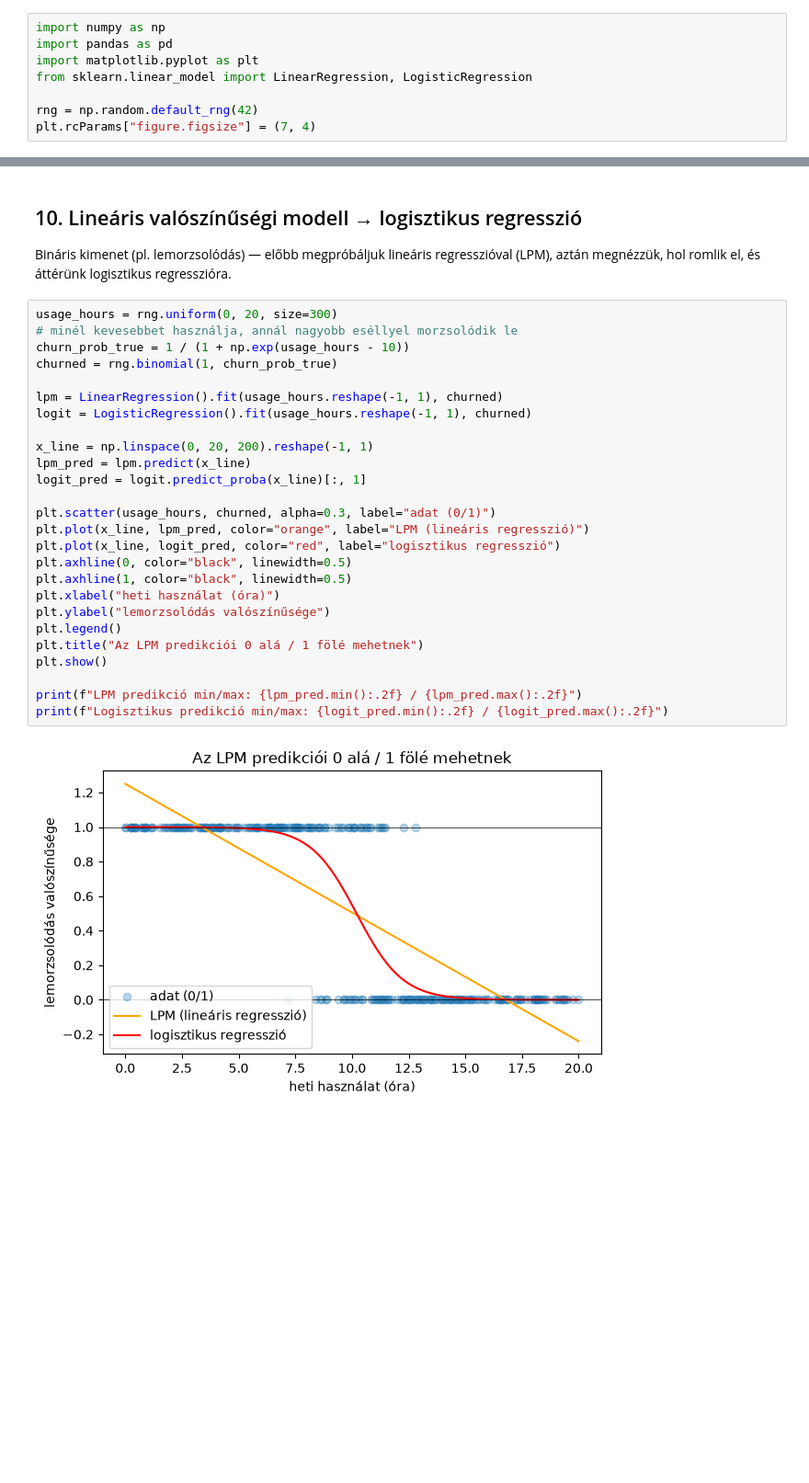
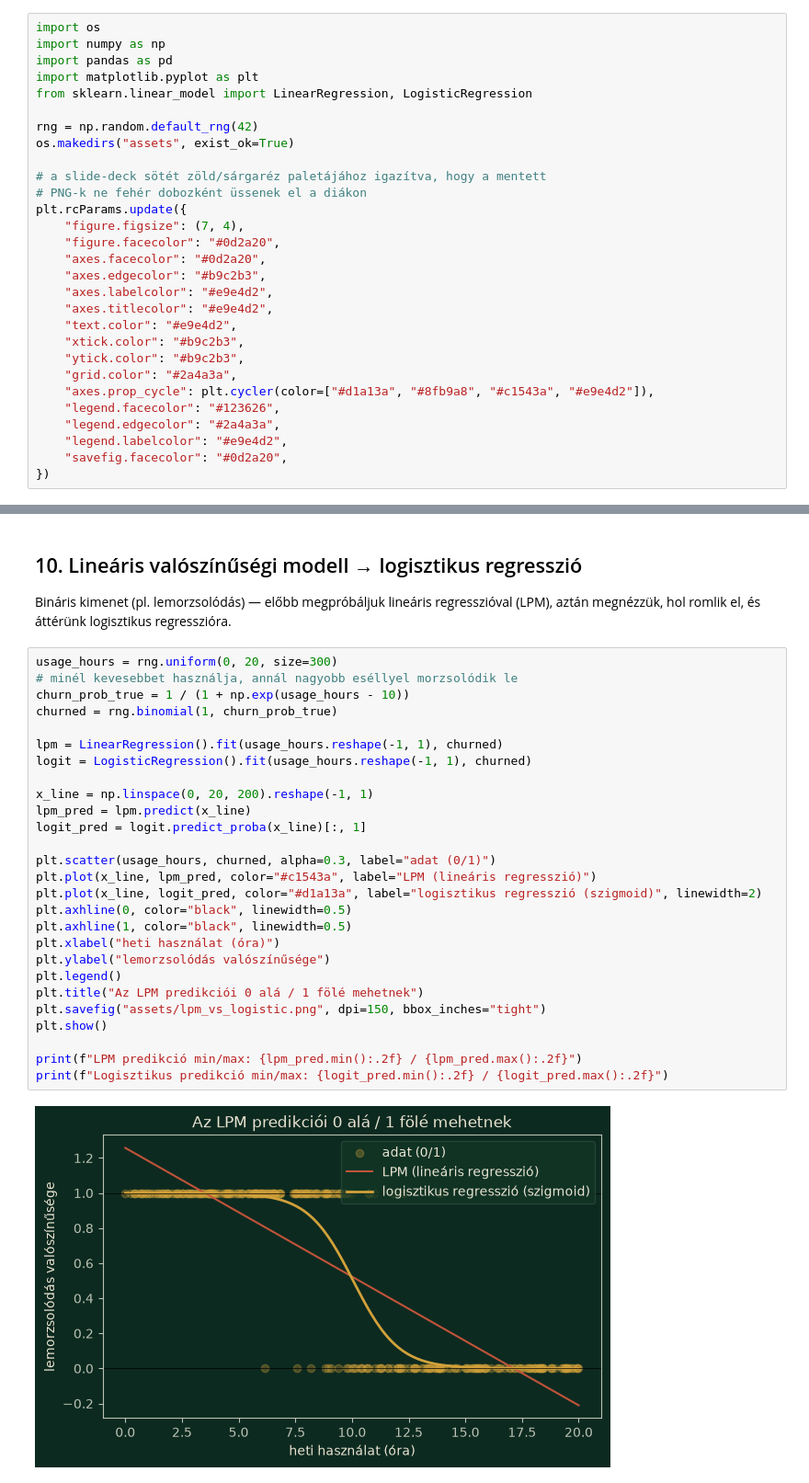
Before and after one commit to karpatika92/nasz_data_science_course, a Jupyter notebook: lessons/01-statisztikai-alapok/demo.ipynb, the cells around one changed output, grey strips where cells are left out. Shown at 92% size. Drawn from its saved outputs; the diff is of its cells as text; blank space fills up the shorter version.

```diff
--- a/lessons/01-statisztikai-alapok/demo.ipynb
+++ b/lessons/01-statisztikai-alapok/demo.ipynb
@@ -4,13 +4,34 @@
 Ezt a notebookot óra közben vetítjük ki, a `lesson-plan.md`-ben jelzett pontokon.
 Nem önálló tananyag — a `slides.md` + `lesson-plan.md` adja a keretet.
 # %%
+import os
 import numpy as np
 import pandas as pd
 import matplotlib.pyplot as plt
 from sklearn.linear_model import LinearRegression, LogisticRegression
 
 rng = np.random.default_rng(42)
-plt.rcParams["figure.figsize"] = (7, 4)
+os.makedirs("assets", exist_ok=True)
+
+# a slide-deck sötét zöld/sárgaréz paletájához igazítva, hogy a mentett
+# PNG-k ne fehér dobozként üssenek el a diákon
+plt.rcParams.update({
+    "figure.figsize": (7, 4),
+    "figure.facecolor": "#0d2a20",
+    "axes.facecolor": "#0d2a20",
+    "axes.edgecolor": "#b9c2b3",
+    "axes.labelcolor": "#e9e4d2",
+    "axes.titlecolor": "#e9e4d2",
+    "text.color": "#e9e4d2",
+    "xtick.color": "#b9c2b3",
+    "ytick.color": "#b9c2b3",
+    "grid.color": "#2a4a3a",
+    "axes.prop_cycle": plt.cycler(color=["#d1a13a", "#8fb9a8", "#c1543a", "#e9e4d2"]),
+    "legend.facecolor": "#123626",
+    "legend.edgecolor": "#2a4a3a",
+    "legend.labelcolor": "#e9e4d2",
+    "savefig.facecolor": "#0d2a20",
+})
 # %% [markdown]
 ## 1. Monty Hall — szimuláció
 
@@ -269,28 +439,29 @@ Bináris kimenet (pl. lemorzsolódás) — előbb megpróbáljuk lineáris regre
 # %%
 usage_hours = rng.uniform(0, 20, size=300)
 # minél kevesebbet használja, annál nagyobb eséllyel morzsolódik le
 churn_prob_true = 1 / (1 + np.exp(usage_hours - 10))
 churned = rng.binomial(1, churn_prob_true)
 
 lpm = LinearRegression().fit(usage_hours.reshape(-1, 1), churned)
 logit = LogisticRegression().fit(usage_hours.reshape(-1, 1), churned)
 
 x_line = np.linspace(0, 20, 200).reshape(-1, 1)
 lpm_pred = lpm.predict(x_line)
 logit_pred = logit.predict_proba(x_line)[:, 1]
 
 plt.scatter(usage_hours, churned, alpha=0.3, label="adat (0/1)")
-plt.plot(x_line, lpm_pred, color="orange", label="LPM (lineáris regresszió)")
-plt.plot(x_line, logit_pred, color="red", label="logisztikus regresszió")
+plt.plot(x_line, lpm_pred, color="#c1543a", label="LPM (lineáris regresszió)")
+plt.plot(x_line, logit_pred, color="#d1a13a", label="logisztikus regresszió (szigmoid)", linewidth=2)
 plt.axhline(0, color="black", linewidth=0.5)
 plt.axhline(1, color="black", linewidth=0.5)
 plt.xlabel("heti használat (óra)")
 plt.ylabel("lemorzsolódás valószínűsége")
 plt.legend()
 plt.title("Az LPM predikciói 0 alá / 1 fölé mehetnek")
+plt.savefig("assets/lpm_vs_logistic.png", dpi=150, bbox_inches="tight")
 plt.show()
 
 print(f"LPM predikció min/max: {lpm_pred.min():.2f} / {lpm_pred.max():.2f}")
 print(f"Logisztikus predikció min/max: {logit_pred.min():.2f} / {logit_pred.max():.2f}")
 # %% [output]
-[figure, old version]
+[figure, new version]
```
Also changed, not shown: parts of 13 cells of this notebook, 15 other files.
